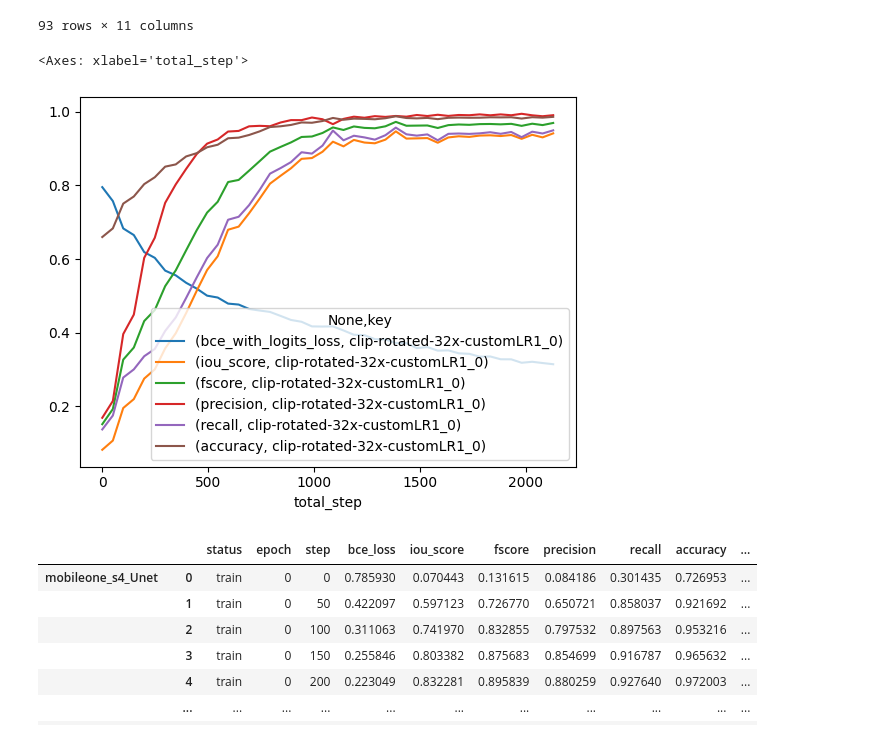
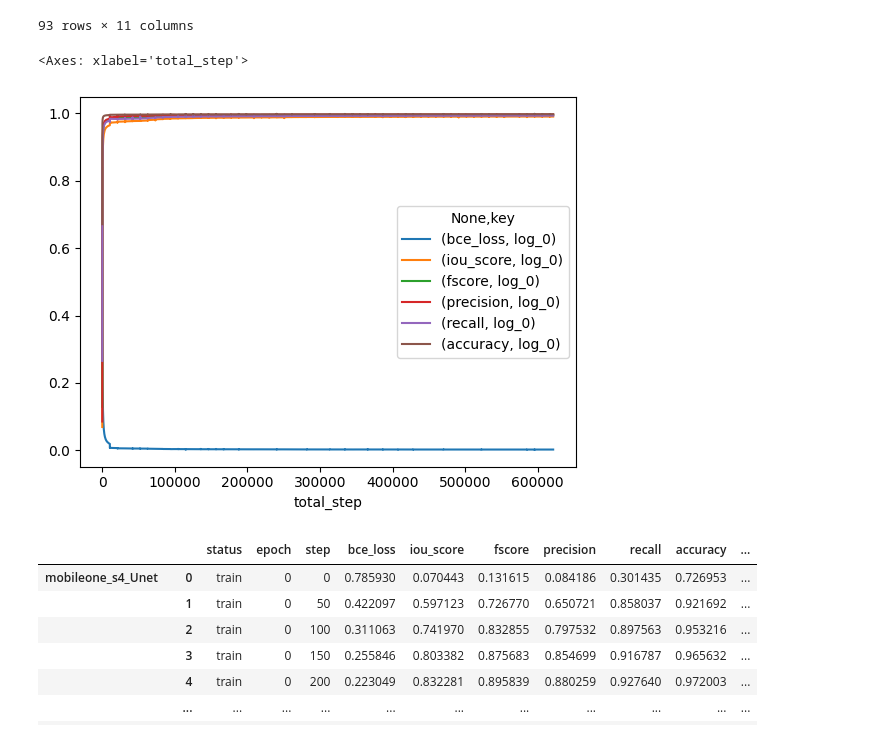
Before and after one commit to dulicui742/segmentation_models.pytorch, a Jupyter notebook: examples/logs_analysis.ipynb, the cells around one changed output. Drawn from its saved outputs; the diff is of its cells as text; code cells hidden in the pictures.

```diff
--- a/examples/logs_analysis.ipynb
+++ b/examples/logs_analysis.ipynb
@@ -341,9 +341,10 @@ log_files = [
 #         "D:\project\TrueHealth\git\segmentation_models.pytorch\output\logs\mobileone_s4_Unet\mobileone_s4_Unet_logs_0322_183333.json",
 #         "D:\project\TrueHealth\git\segmentation_models.pytorch\output\logs\\tu-regnety_040_MANet\\tu-regnety_040_MANet_logs_0321_173313.json",
 #         "D:\project\TrueHealth\git\segmentation_models.pytorch\output\logs\\tu-regnety_040_MANet\\tu-regnety_040_MANet_logs_0323_183024.json"
-            "D:\project\TrueHealth\git\segmentation_models.pytorch\output\logs\mobileone_s4_Unet\clip-rotated-32x-customLR1\mobileone_s4_Unet_clip-rotated-32x-customLR1_logs_0413_112951.json",
-            "D:\project\TrueHealth\git\segmentation_models.pytorch\output\logs\efficientnet-b4_Unet\clip-rotated-32x-customLR1\efficientnet-b4_Unet_clip-rotated-32x-customLR1_logs_0413_125610.json",
-
+#             "D:\project\TrueHealth\git\segmentation_models.pytorch\output\logs\mobileone_s4_Unet\clip-rotated-32x-customLR1\mobileone_s4_Unet_clip-rotated-32x-customLR1_logs_0413_112951.json",
+#             "D:\project\TrueHealth\git\segmentation_models.pytorch\output\logs\efficientnet-b4_Unet\clip-rotated-32x-customLR1\efficientnet-b4_Unet_clip-rotated-32x-customLR1_logs_0413_125610.json",
+#             "D:\project\TrueHealth\git\segmentation_models.pytorch\output\logs\\timm-regnety_040_Unet\clip-rotated-32x-customLR1\\timm-regnety_040_Unet_clip-rotated-32x-customLR1_logs_0414_112637.json",
+#             "D:\project\TrueHealth\git\segmentation_models.pytorch\output\logs\efficientnet-b4_MANet\clip-rotated-32x-customLR1\efficientnet-b4_MANet_clip-rotated-32x-customLR1_logs_0413_163207.json",
     ## zhi qi guan
 #         "D:\share\efficientnet-b4_logs_0317_095242.json",
 #             "D:\share\efficientnet-b4_Unet_clip_rotated_logs_0329_100345.json"
@@ -354,9 +355,11 @@ log_files = [
 
 #         "D:\project\TrueHealth\git\segmentation_models.pytorch\output\logs\efficientnet-b4_Unet_normal-rotated\efficientnet-b4_Unet_normal-rotated_logs_0404_183653.json"
 #             "D:\share\stdc\stdc2_Unet_clip-rotated_logs_0331_163802.json",
-#             "D:\share\stdc\stdc2_MANet_clip-rotated_logs_0407_170724.json",
+# #             "D:\share\stdc\stdc2_MANet_clip-rotated_logs_0407_170724.json",
+#             "D:\share\stdc\log\stdc2_Unet_clip-rotated-scse_logs_0411_133249.json",
 
 #     "D:\share\stdc\stdc2_Unet_clip_rotated_logs_0407_111627.json", ## 小球
+#     "D:\share\stdc\log\stdc2_Unet_clip_rotated-focalloss_logs_0418_150638.json",
 
 #     "D:\share\stdc\stdc2_Unet_clip-rotated_logs_0410_181552.json", ## ds8x zhiqiguan
 
@@ -369,7 +372,22 @@ log_files = [
     ## zhiqiguan
 #     "D:\project\TrueHealth\git\segmentation_models.pytorch\output\logs\stdc2_Unet\clip-rotated-32x-customLR1\stdc2_Unet_clip-rotated-32x-customLR1_logs_0412_183127.json",
 
+    ## lung
+#     "D:\share\stdc\log\stdc2_Unet_clip_rotated_logs_0410_183547.json",
 
+
+    ### zhiqiguan
+# #     "D:\share\stdc\stdc2_Unet_clip-rotated_logs_0331_163802.json",
+#     "D:\share\efficientnet-b4_Unet_clip_rotated_logs_0329_100345.json",
+#     "D:\share\stdc\stdc2_Unet_clip-rotated_logs_0331_163802.json",
+# #     "D:\share\stdc\log\stdc2_Unet_clip-rotated-16x-customLR1_logs_0418_093532.json", ### zhiqiguan
+#     "D:\share\stdc2_Unet_clip-rotated-16x-customLR1_logs_0418_093532.json",
+
+
+    ## xiaoqiu
+    "D:\share\stdc\log\sphere\stdc2_Unet_clip_rotated_logs_0407_111627.json",
+    "D:\share\stdc\log\sphere\stdc2_Unet_clip_rotated-focalloss_logs_0418_150638.json",
+    "D:\share\stdc\log\sphere\efficientnet-b4_Unet_clip_rotated-focalloss_logs_0421_095419.json"
 ]
 
 df_list = []
@@ -399,6 +417,7 @@ ex_keys = []
 
 for model_name, df in zip(model_names, df_list):
     df_dst = mean_of_epoch(df)
+    df_dst.rename(columns={"bce_loss": "bce_with_logits_loss"},inplace=True)
     key = model_name
     df_dst.loc[:, "key"] = key
     ex_keys.append(key)
@@ -413,9 +432,6 @@ cols = DFGroup.sum().unstack('key').columns
 # for metric in ["bce_with_logits_loss", "fscore", "iou_score"]:
 # print(cols)
 n_files = len(log_files)
-# print((cols[2*n_files:5*n_files]))
-# print("----")
-# print(set((cols[2*n_files:5*n_files])))
 mts = []
 for metric in cols[2*n_files:5*n_files]:
     metric = metric[0]
@@ -486,13 +513,16 @@ log_files = [
 #     "D:\share\stdc\stdc2_Unet_clip_rotated_logs_0407_111627.json", ## 小球
 
 #     "D:\share\stdc\stdc2_Unet_clip-rotated_logs_0410_181552.json", ## ds8x zhiqiguan
-    "D:\project\TrueHealth\git\segmentation_models.pytorch\output\logs\stdc2_Unet\clip-rotated-32x-customLR1\stdc2_Unet_clip-rotated-32x-customLR1_logs_0413_090007.json",
+#     "D:\project\TrueHealth\git\segmentation_models.pytorch\output\logs\stdc2_Unet\clip-rotated-32x-customLR1\stdc2_Unet_clip-rotated-32x-customLR1_logs_0413_090007.json",
 
+    # lung
+    "D:\share\stdc\log\stdc2_Unet_clip_rotated_logs_0410_183547.json"
     ]
 # steps_per_epoch = 396 ##根据数据及batch-size计算出来的
 # steps_per_epoch = 20904
+steps_per_epoch = 10452
 # steps_per_epoch = 6852
-steps_per_epoch = 99
+# steps_per_epoch = 99
 df_list = []
 model_names = []
 ## differnet experiment
@@ -522,34 +552,34 @@ for model_name, df_tmp in zip(model_names, df_list):
     df_tmp["total_step"] = df_tmp["step"]
     df_tmp["total_step"] = df_tmp.apply(
         lambda x: myfunction(x["epoch"]*steps_per_epoch,  x['step']),
         axis=1
     )
     df_dst = df_tmp
     # df_dst = mean_of_epoch(df)
 #     key = 'trail{}'. format(idx)
     key = model_name
     df_dst.loc[:, "key"] = key
     ex_keys.append(key)
     df_epoch_list.append(df_dst)
 
 DF = pd.concat(df_epoch_list, keys=ex_keys)
 # DFGroup = DF.groupby(['total_step','key'])
 DFGroup = DF.groupby(['total_step', "key"])
 # DF1 = DF.drop(["epoch", "step", "status"], axis=1)
 # DFGroup = DF1.groupby(['total_step','key'])
 
 # for metric in ["bce_loss", "fscore", "recall"]: #, "fscore", "recall", "precision", "accuracy"]:
 #     DFGPlot = DFGroup.sum().unstack('key').plot(kind='line', y=metric, title =metric)
 
 # DFGPlot = DFGroup.sum().unstack('key').plot(kind='line')
 # ddff = DFGroup.sum().unstack('key')
 ddff = DFGroup.sum().unstack('key')
 ddff = ddff.drop("epoch", axis=1)
 ddff = ddff.drop("step", axis=1)
 ddff.plot(kind="line")
 # %% [output]
 <Axes: xlabel='total_step'>
-[figure, old version]
+[figure, new version]
 # %%
 dfp = df_list[0]
 dfp = dfp[dfp["step"] % 50 == 0]
```
Also changed, not shown: parts of 3 cells of this notebook, 11 other files.
